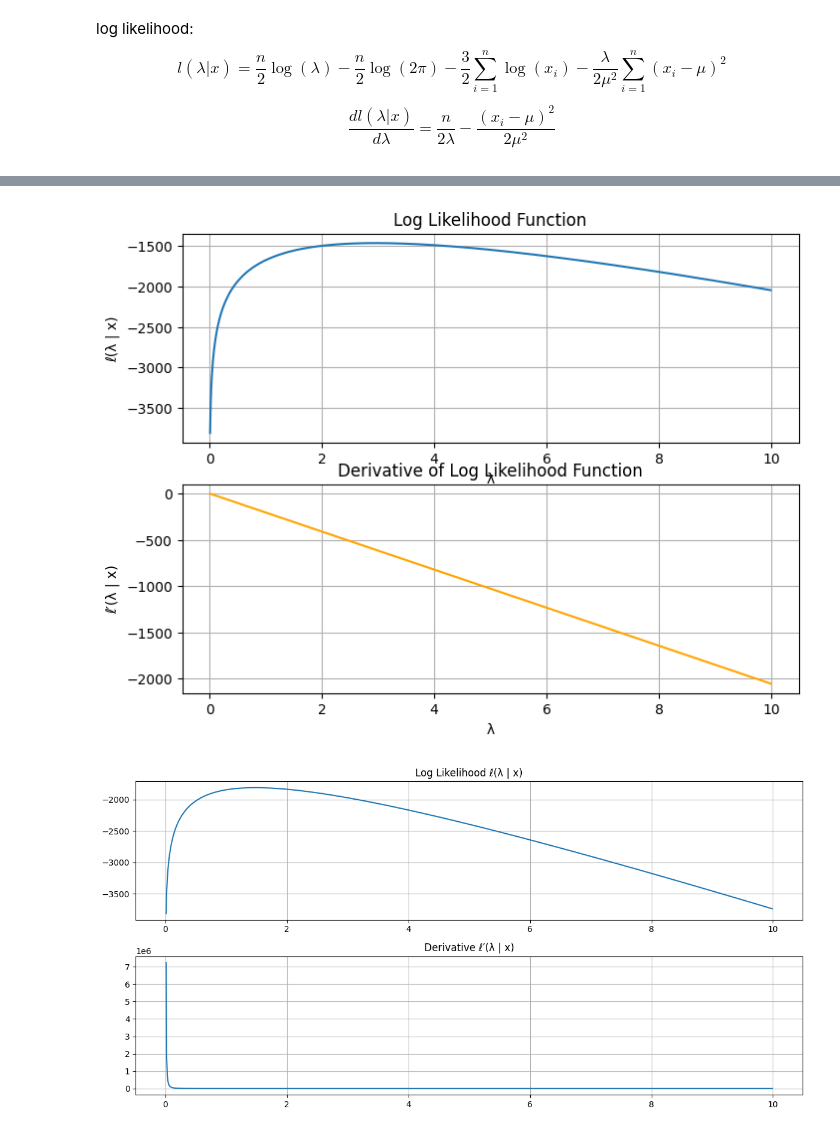
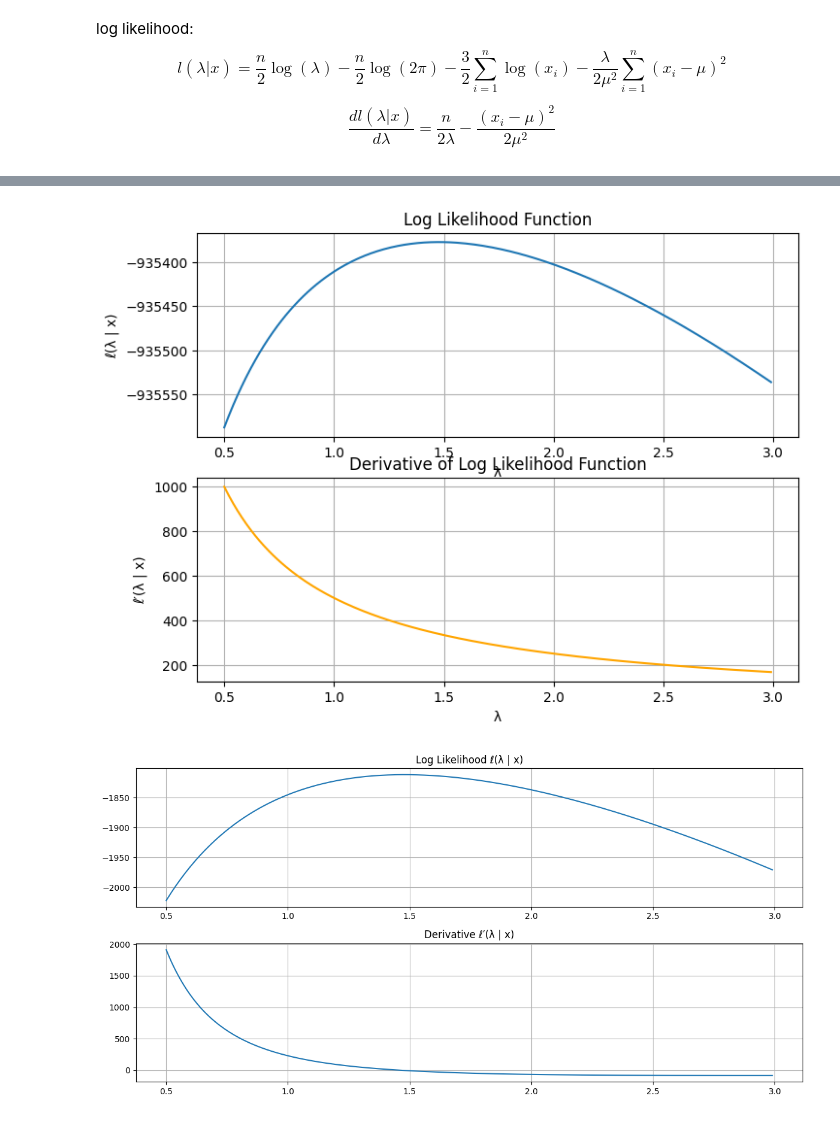
Before and after one commit to Marijn2404/numerical_assignment_period-1_team-10, a Jupyter notebook: assignment part c.ipynb, the cells around one changed output, grey strips where cells are left out. Drawn from its saved outputs; the diff is of its cells as text; code cells hidden in the pictures.

```diff
--- a/assignment part c.ipynb
+++ b/assignment part c.ipynb
@@ -25,35 +25,23 @@ $$l(\lambda | x) = \frac{n}{2} \log(\lambda) - \frac{n}{2}\log(2\pi) - \frac{3}{
 
 $$\frac{dl(\lambda | x)}{d\lambda} = \frac{n}{2\lambda} - \frac{(x_i-\mu)^2}{2\mu^2}$$
 # %%
-# Define a range of λ values
 delta = 0.01
-lambda_values = np.arange(0.01,10,delta)
-
-#def logLikelihood(mu, lmbda, arr):
-#    n = len(arr)
-#    var = ((arr - mu)**2).sum()
-#    second_term = (n/2)*np.log(2*np.pi*arr**3).sum()
-#    denominator = (2*mu**2*arr).sum()
-#    print(var, second_term, denominator)
-#    return (n/2)*np.log(lmbda) - second_term - (lmbda * var) / denominator
+lambda_values = np.arange(0.5,3,delta)
 
 @timeit
-def logLikelihood(mu, lambdas, arr):
+def funl(mu, lambdas, arr):
     n = len(arr)
-    log_likelihoods = np.zeros((len(lambdas), n))
-    with np.errstate(divide='ignore', invalid='ignore'):
-        log_likelihoods = 0.5 * (np.log(lambdas[:, np.newaxis] / (2 * np.pi * arr**3)) - (lambdas[:, np.newaxis] * (arr - mu)**2) / (2 * mu**2 * arr))
+    log_likelihoods = (n/2)*np.log(lambdas) - (1/2) * (2*np.pi*arr**3).sum() - lambdas * (((arr - mu)**2)/((2*mu**2)*arr)).sum()
+    return log_likelihoods
 
-    return np.sum(log_likelihoods, axis=1)
+def funderivativel(mu, lambdas, arr):
+    n = len(arr)
+    log_likelihoods_derivatives = (n/(2*lambdas)) - (((arr - mu)**2)/(2*mu**2 * arr)).mean()
+    return log_likelihoods_derivatives
 
-def logLikelihoodDerivative(mu, lambdas, arr):
-    n = len(arr)
-    derivatives = (lambdas[:, np.newaxis] / mu**3) - (lambdas[:, np.newaxis] * (arr - mu)**2) / (mu**3 * arr)
 
-    return np.sum(derivatives, axis=1)
-
-log_likelihood = logLikelihood(mu_hat, lambda_values, arr)
-derivative_log_likelihood = logLikelihoodDerivative(mu_hat, lambda_values, arr)
+log_likelihood = funl(mu_hat, lambda_values, arr)
+derivative_log_likelihood = funderivativel(mu_hat, lambda_values, arr)
 
 # Create subplots
 fig, axes = plt.subplots(2, 1, figsize=(8, 6))
@@ -71,8 +59,4 @@ axes[1].set_title('Derivative of Log Likelihood Function')
 axes[1].set_xlabel('λ')
 axes[1].set_ylabel('ℓ′(λ | x)')
 axes[1].grid(True)
-
-# Find the maximum of ℓ(λ | x)
-max_likelihood_index = np.argmax(log_likelihood)
-max_likelihood_lambda = lambda_values[max_likelihood_index]
 # %% [output]
@@ -80,4 +64,4 @@ logLikelihood took 0.035808563232421875s
-[figure, old version]
+[figure, new version]
 # %%
 import numpy as np
 import matplotlib.pyplot as plt
@@ -119,4 +103,4 @@ plt.grid()
 plt.tight_layout()
 plt.show()
 # %% [output]
-[figure, old version]
+[figure, new version]
```
Also changed, not shown: parts of 2 cells of this notebook, 1 other file.
